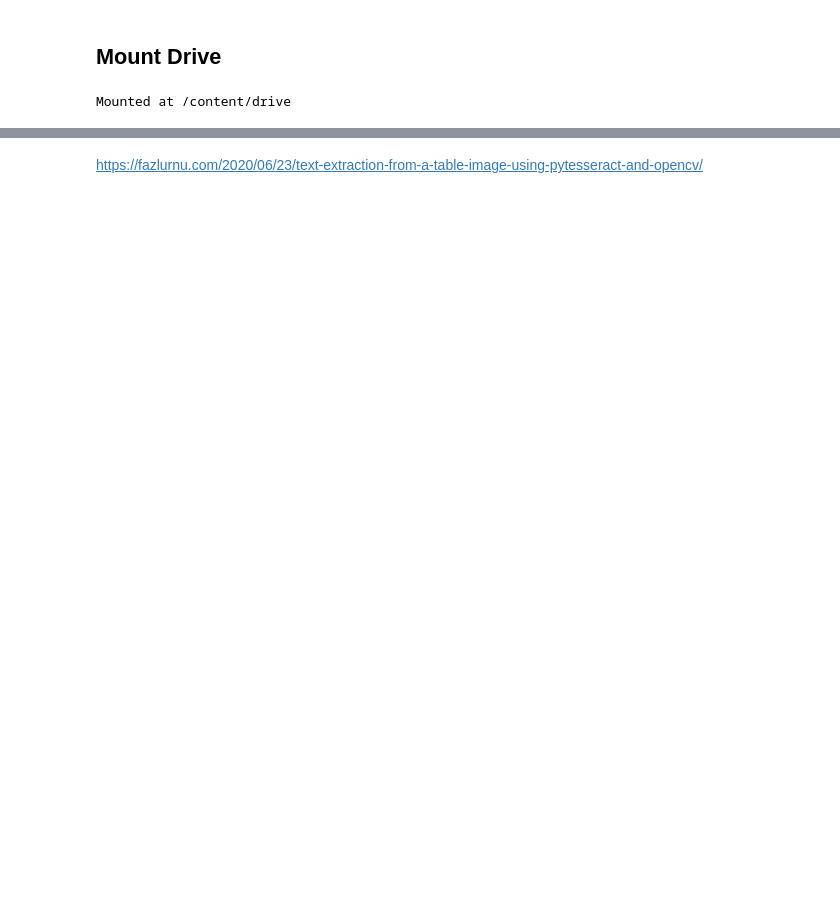
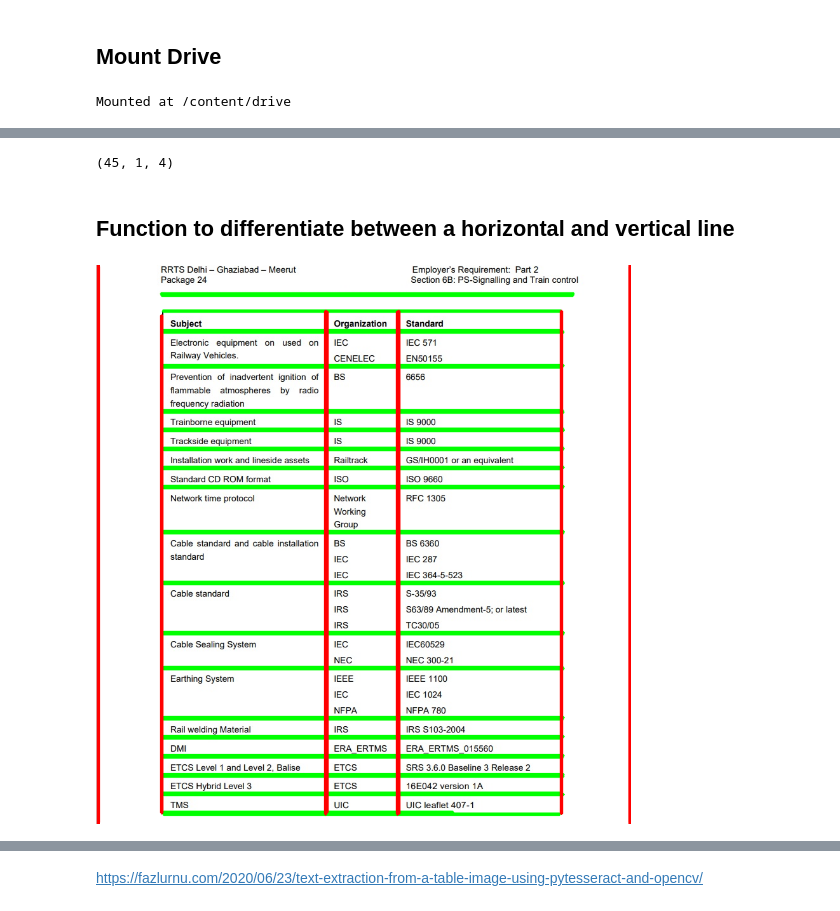
Before and after one commit to plaban1981/POCs, a Jupyter notebook: Text_Extraction_from_a_Table_Image,_using_PyTesseract_and_OpenCV.ipynb, the cells around one changed output, grey strips where cells are left out. Drawn from its saved outputs; the diff is of its cells as text; code cells hidden in the pictures; blank space fills up the shorter version.

```diff
--- a/Text_Extraction_from_a_Table_Image,_using_PyTesseract_and_OpenCV.ipynb
+++ b/Text_Extraction_from_a_Table_Image,_using_PyTesseract_and_OpenCV.ipynb
@@ -53,0 +121,41 @@ Mounted at /content/drive
+# %%
+# cv.HoughLinesP(image, rho, theta, threshold[, lines[, minLineLength[, maxLineGap]]]) → lines
+rho = 1
+theta = np.pi/180
+threshold = 50
+minLinLength = 350
+maxLineGap = 6
+linesP = cv.HoughLinesP(canny, rho , theta, threshold, None, minLinLength, maxLineGap)
+# %%
+linesP.shape
+# %% [output]
+(45, 1, 4)
+# %% [markdown]
+## Function to differentiate between a horizontal and vertical line
+# %%
+def is_vertical(line):
+    return line[0]==line[2]
+
+def is_horizontal(line):
+    return line[1]==line[3]
+
+horizontal_lines = []
+vertical_lines = []
+
+if linesP is not None:
+    for i in range(0, len(linesP)):
+        l = linesP[i][0]
+        if (is_vertical(l)):
+            vertical_lines.append(l)
+
+        elif (is_horizontal(l)):
+            horizontal_lines.append(l)
+for i, line in enumerate(horizontal_lines):
+  cv.line(cImage, (line[0], line[1]), (line[2], line[3]), (0,255,0), 3, cv.LINE_AA)
+
+for i, line in enumerate(vertical_lines):
+  cv.line(cImage, (line[0], line[1]), (line[2], line[3]), (0,0,255), 3, cv.LINE_AA)
+
+cv2_imshow(cImage)
+# %% [output]
+[figure, added]
```
Also changed, not shown: parts of 92 cells of this notebook.
